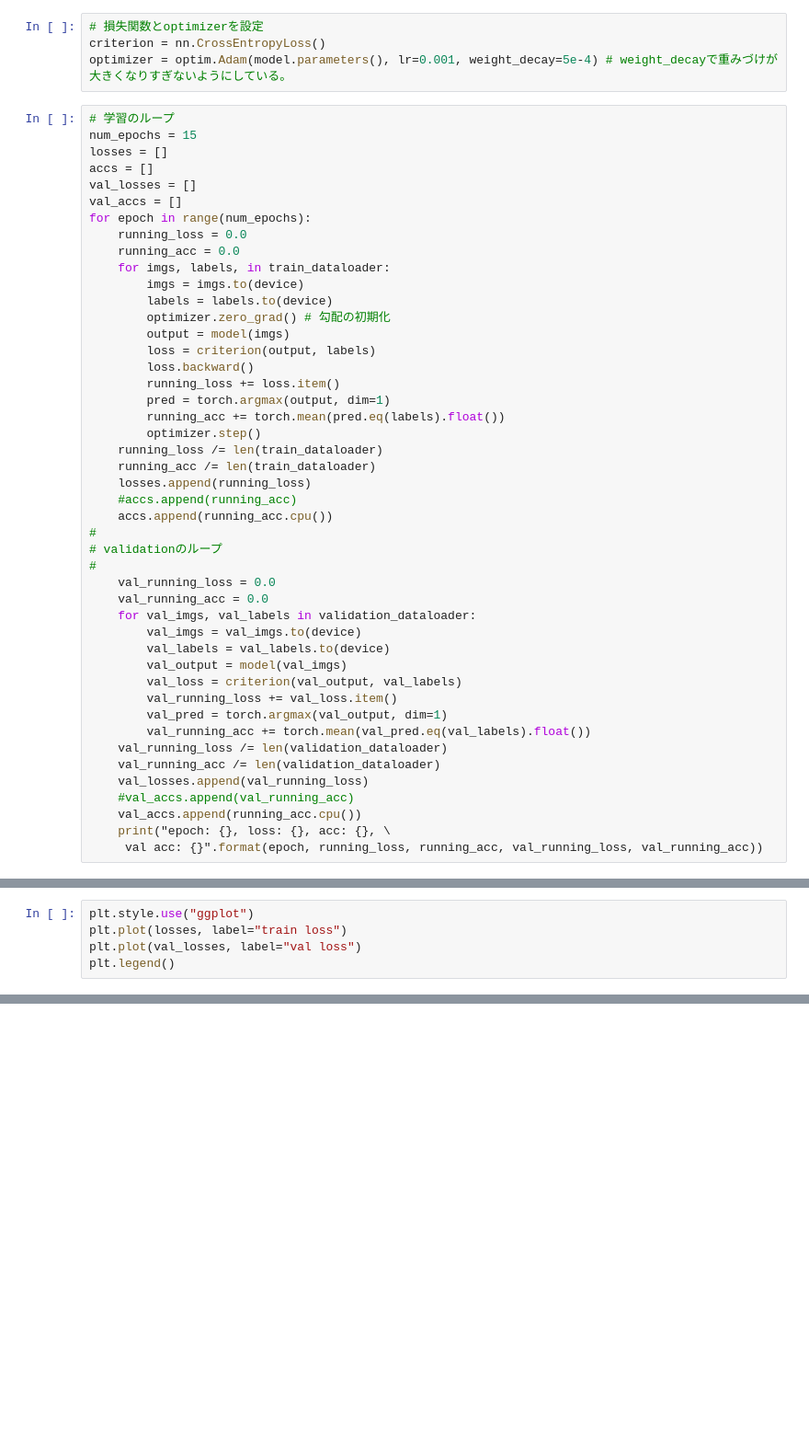
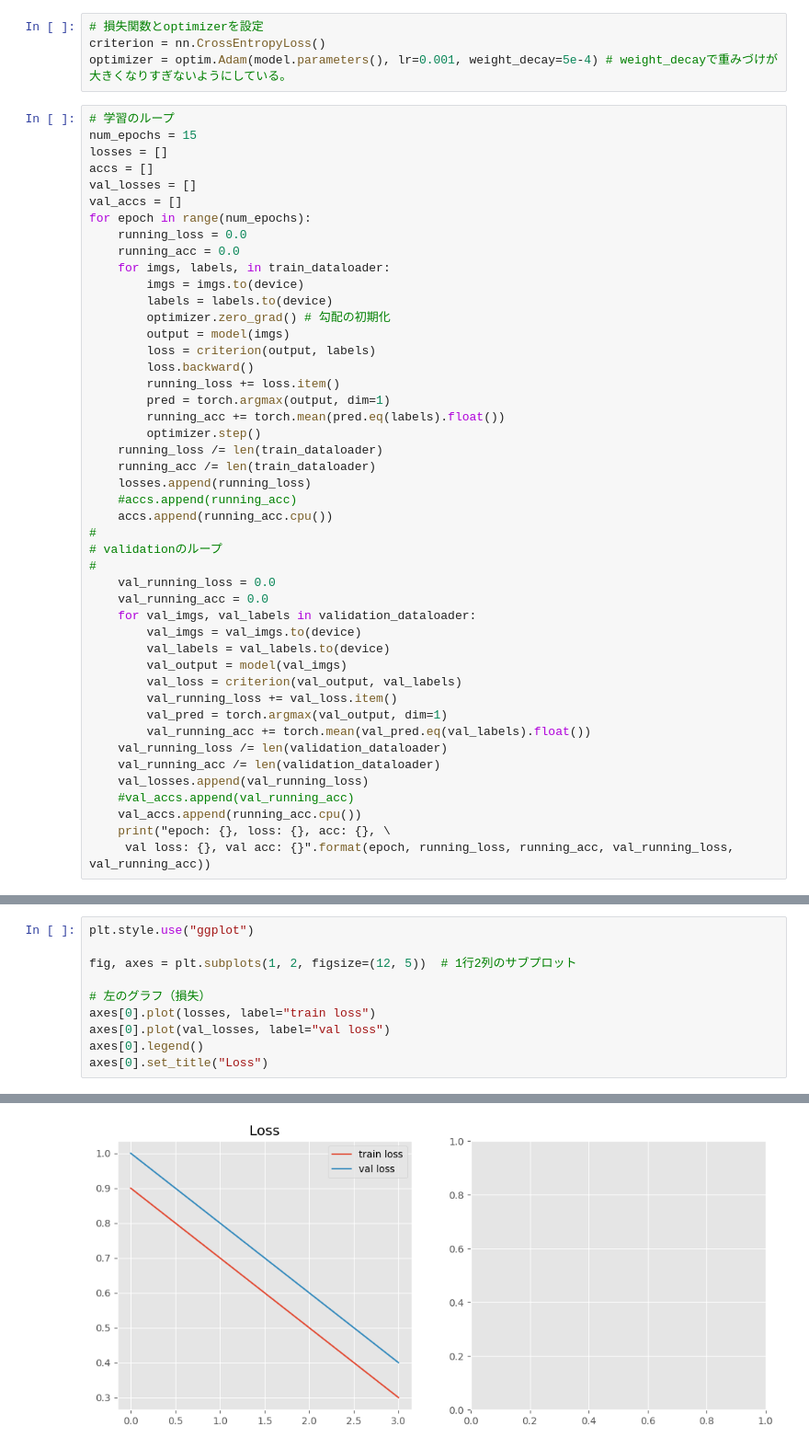
Before and after one commit to Pakeith0805/SparkPlus_Assignment, a Jupyter notebook: Assignment.ipynb, the cells around one changed output, grey strips where cells are left out. Shown: that part at 92% size. Drawn from its saved outputs; the diff is of its cells as text; blank space fills up the shorter version.

```diff
--- a/Assignment.ipynb
+++ b/Assignment.ipynb
@@ -127,5 +127,5 @@ for epoch in range(num_epochs):
     #val_accs.append(val_running_acc)
     val_accs.append(running_acc.cpu())
     print("epoch: {}, loss: {}, acc: {}, \
-     val acc: {}".format(epoch, running_loss, running_acc, val_running_loss, val_running_acc))
+     val loss: {}, val acc: {}".format(epoch, running_loss, running_acc, val_running_loss, val_running_acc))
 # %% [output]
@@ -133,5 +147,11 @@ KeyboardInterrupt:
 # %%
 plt.style.use("ggplot")
-plt.plot(losses, label="train loss")
-plt.plot(val_losses, label="val loss")
-plt.legend()
+
+fig, axes = plt.subplots(1, 2, figsize=(12, 5))  # 1行2列のサブプロット
+
+# 左のグラフ（損失）
+axes[0].plot(losses, label="train loss")
+axes[0].plot(val_losses, label="val loss")
+axes[0].legend()
+axes[0].set_title("Loss")
+# %% [output]
@@ -137,0 +159 @@ plt.legend()
+[figure, added]
```
Also changed, not shown: parts of 3 cells of this notebook.
